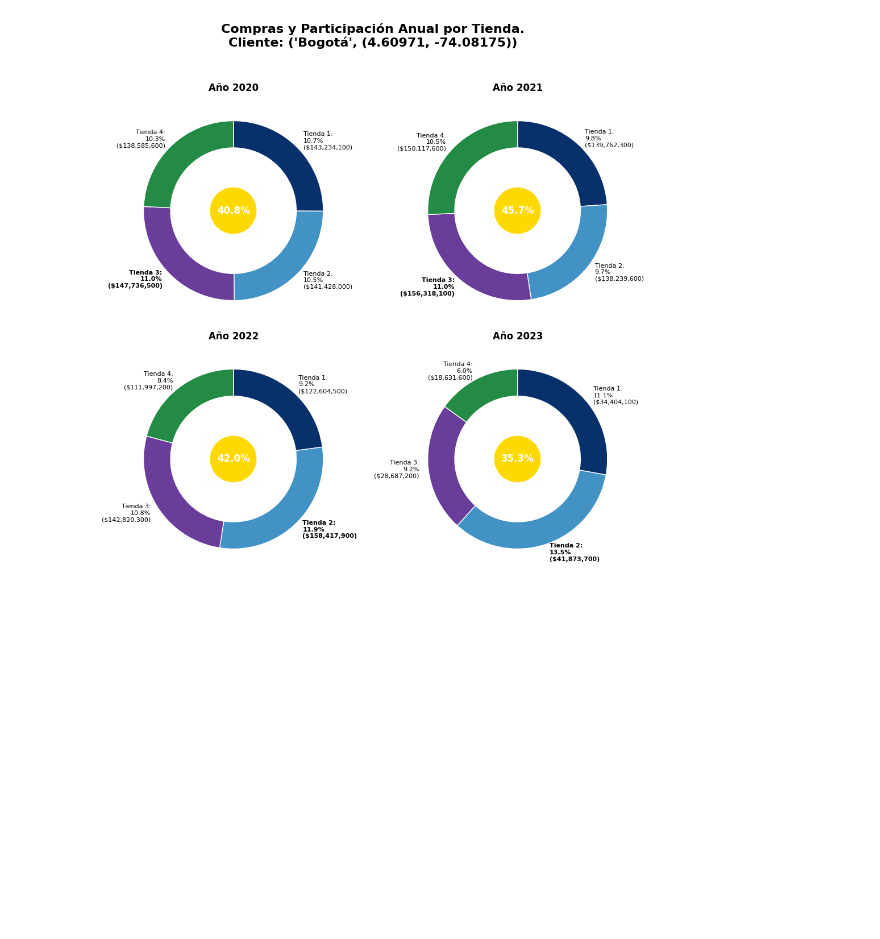
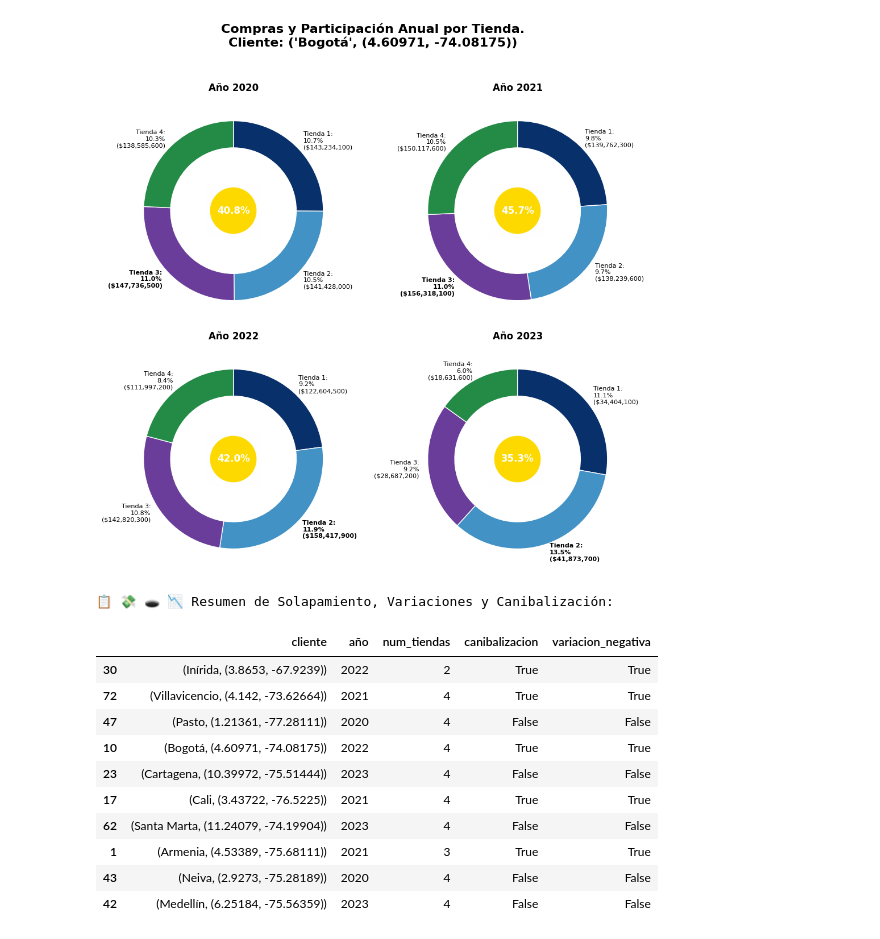
Before and after one commit to EuniceGarcia503/Challenge1_AluraStore, a Jupyter notebook: AluraStoreLatam.ipynb, the cells around one changed output. Drawn from its saved outputs; the diff is of its cells as text; code cells hidden in the pictures; blank space fills up the shorter version.

```diff
--- a/AluraStoreLatam.ipynb
+++ b/AluraStoreLatam.ipynb
@@ -1719,7 +1721,7 @@ print()
 # Convertir de formato ancho a largo para facilitar cálculos
 df_long = df_resumen.melt(
     id_vars=['cliente', 'tienda'],
-    value_vars=periodos_años,
+    value_vars=años_str,
     var_name='año',
     value_name='ventas'
 )
@@ -1750,33 +1752,46 @@ pivot = df_long.pivot_table(
 variaciones = pivot.groupby(level=0).diff().reset_index()
 
 # Identificar posible canibalización:
 # una tienda baja mientras otra sube, para el mismo cliente y año
 def detecta_canibalizacion(row):
     valores = row[2:]  # solo las tiendas
     caidas = valores[valores < 0].sum()
     subidas = valores[valores > 0].sum()
     if caidas < 0 and subidas > 0:
         return True
     return False
 
 variaciones['canibalizacion'] = variaciones.apply(detecta_canibalizacion, axis=1)
 
 # Seleccionamos sólo lo relevante: cliente, año y canibalización
 canibalizacion = variaciones[['cliente', 'año', 'canibalizacion']]
 
 # --- Juntar resultados ---
 # Unir solapamiento + canibalización
 resumen = solapamiento.merge(canibalizacion, on=['cliente', 'año'], how='left')
 
 # También podemos agregar una bandera de variación negativa total
 resumen['variacion_negativa'] = resumen['canibalizacion']  # opcionalmente puedes añadir más lógica
 
 # Ordenar para visualización
 resumen.sort_values(by=['cliente', 'año'], inplace=True)
 
 # --- Visualización preliminar ---
 print("\n📋 💸 🕳️ 📉 Resumen de Solapamiento, Variaciones y Canibalización:\n")
 display(resumen.sample(10))  # muestra las primeras filas
+# %% [output]
+📋 💸 🕳️ 📉 Resumen de Solapamiento, Variaciones y Canibalización:
+|  | cliente | año | num_tiendas | canibalizacion | variacion_negativa |
+| 30 | (Inírida, (3.8653, -67.9239)) | 2022 | 2 | True | True |
+| 72 | (Villavicencio, (4.142, -73.62664)) | 2021 | 4 | True | True |
+| 47 | (Pasto, (1.21361, -77.28111)) | 2020 | 4 | False | False |
+| 10 | (Bogotá, (4.60971, -74.08175)) | 2022 | 4 | True | True |
+| 23 | (Cartagena, (10.39972, -75.51444)) | 2023 | 4 | False | False |
+| 17 | (Cali, (3.43722, -76.5225)) | 2021 | 4 | True | True |
+| 62 | (Santa Marta, (11.24079, -74.19904)) | 2023 | 4 | False | False |
+| 1 | (Armenia, (4.53389, -75.68111)) | 2021 | 3 | True | True |
+| 43 | (Neiva, (2.9273, -75.28189)) | 2020 | 4 | False | False |
+| 42 | (Medellín, (6.25184, -75.56359)) | 2023 | 4 | False | False |
 # %%
 """
 ¿Qué significa el solapamiento?
```
Also changed, not shown: parts of 9 cells of this notebook.
